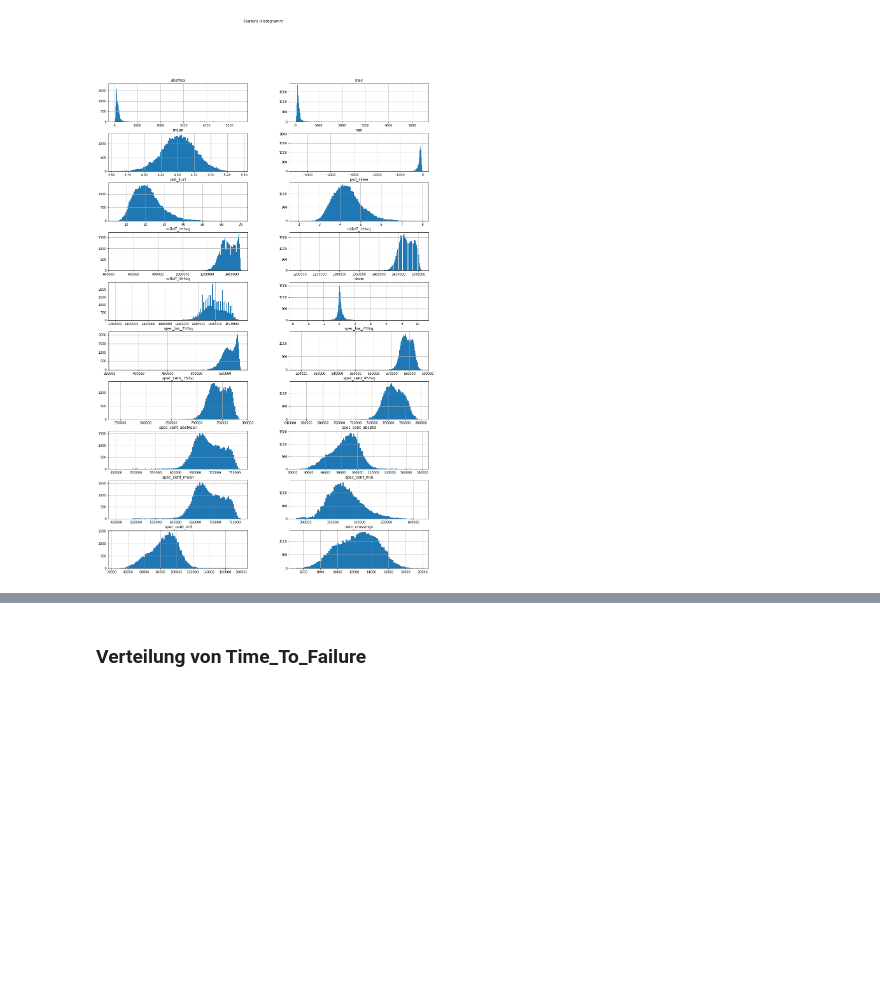
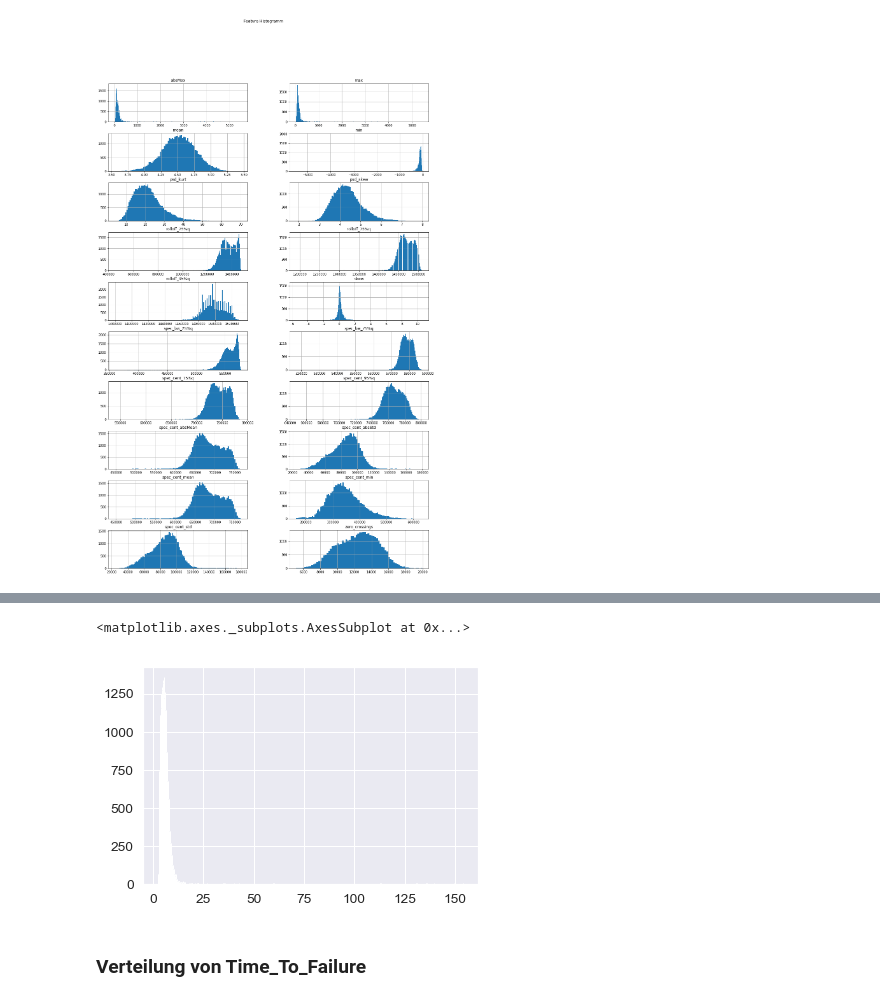
Before and after one commit to domelein/CAS_PML_Earthquake_pred, a Jupyter notebook: Model_CatBoost.ipynb, the cells around one changed output, grey strips where cells are left out. Saved outputs shown, nothing was run; the diff lists cells and outputs as text; code cells hidden in the pictures; blank space fills up the shorter version.

```diff
--- a/Model_CatBoost.ipynb
+++ b/Model_CatBoost.ipynb
@@ -221,3 +252,8 @@ Text(0.5, 0.98, 'Feature Histogramm')
+# %%
+feature_data.loc[:,'std'].hist(bins='auto')
+# %% [output]
+<matplotlib.axes._subplots.AxesSubplot at 0x...>
+[figure, added]
 # %% [markdown]
 ### Verteilung von Time_To_Failure
 # %%
```
Also changed, not shown: parts of 15 cells of this notebook, 3 other files.
